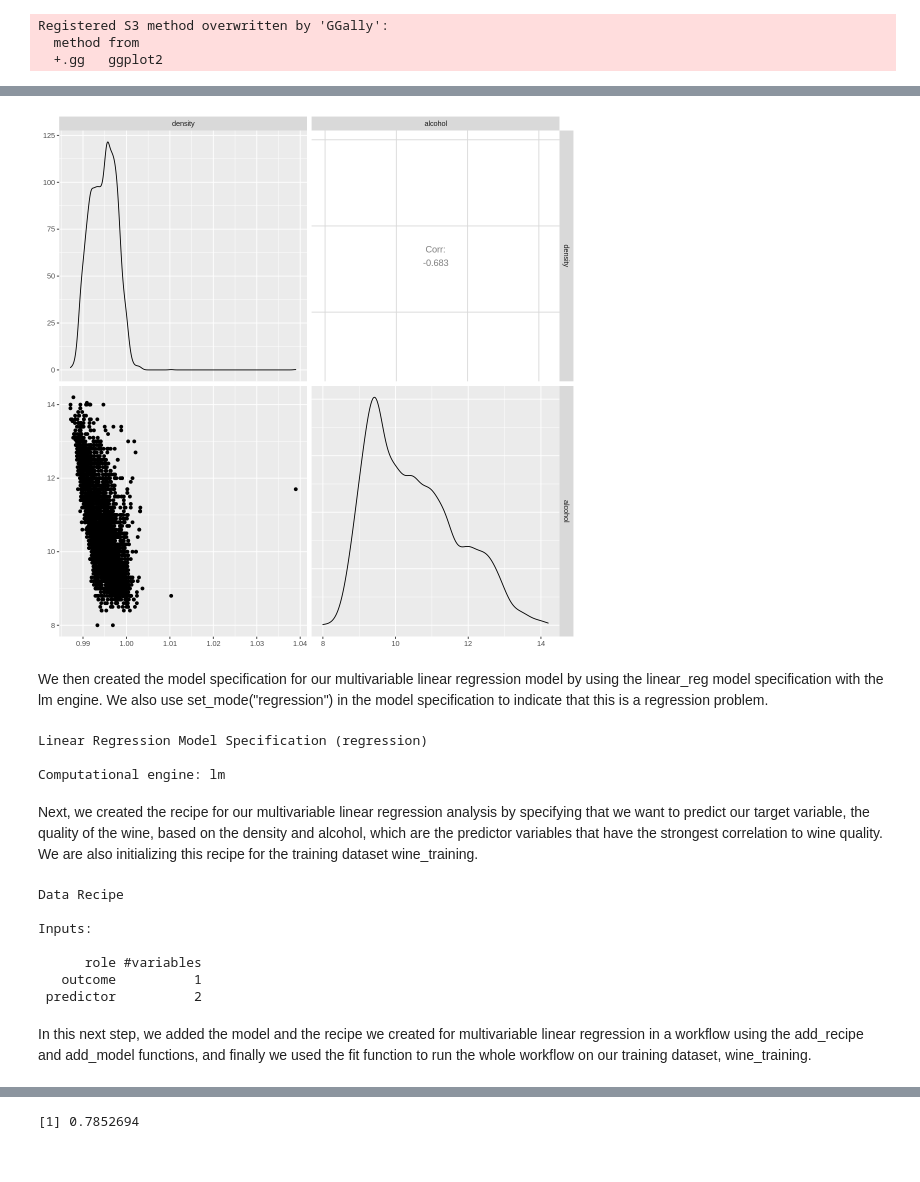
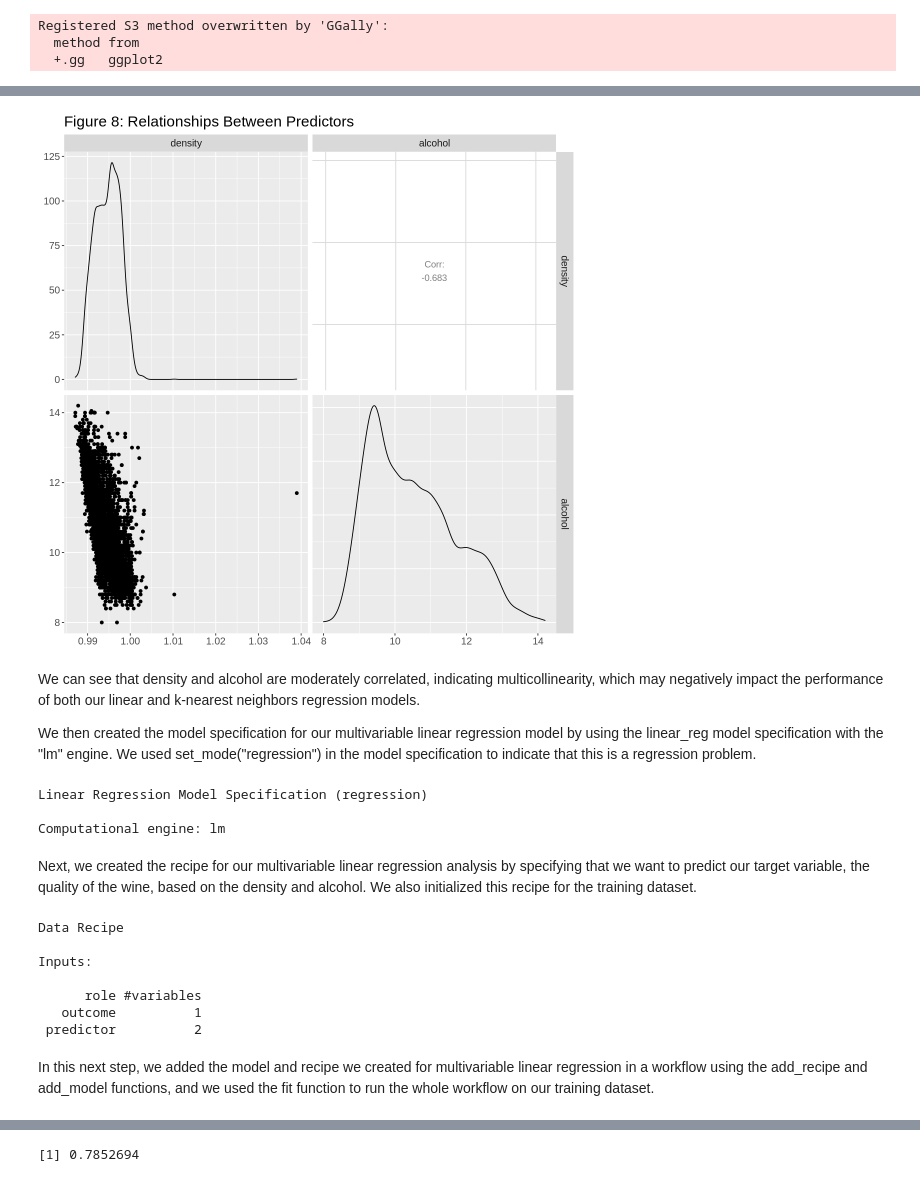
Before and after one commit to NataliaGarciaArias/dsci_group_project, a Jupyter notebook: kevin_edit_proposal-2.ipynb, the cells around one changed output, grey strips where cells are left out. Drawn from its saved outputs; the diff is of its cells as text; code cells hidden in the pictures.

```diff
--- a/kevin_edit_proposal-2.ipynb
+++ b/kevin_edit_proposal-2.ipynb
@@ -633,13 +489,17 @@ As mentioned before in the previous step, we created a ggpairs scatterplot of al
 # %%
 #create a ggpairs plot to understand the relationships between all of the variables
 options(repr.plot.width = 9, repr.plot.height = 9)
 ggpairs_plot <- wine_training %>%
-ggpairs(c(8, 11))
+ggpairs(c(8, 11)) +
+ggtitle("Figure 8: Relationships Between Predictors") +
+theme(text = element_text(size = 15))
 ggpairs_plot
 # %% [output]
-[figure, old version]
+[figure, new version]
 # %% [markdown]
-We then created the model specification for our multivariable linear regression model by using the linear_reg model specification with the lm engine. We also use set_mode("regression") in the model specification to indicate that this is a regression problem.
+We can see that density and alcohol are moderately correlated, indicating multicollinearity, which may negatively impact the performance of both our linear and k-nearest neighbors regression models.
+
+We then created the model specification for our multivariable linear regression model by using the linear_reg model specification with the "lm" engine. We used set_mode("regression") in the model specification to indicate that this is a regression problem.
 # %%
 #set seed
 set.seed(1242)
@@ -654,6 +514,6 @@ Linear Regression Model Specification (regression)
 
 Computational engine: lm
 # %% [markdown]
-Next, we created the recipe for our multivariable linear regression analysis by specifying that we want to predict our target variable, the quality of the wine, based on the density and alcohol, which are the predictor variables that have the strongest correlation to wine quality. We are also initializing this recipe for the training dataset wine_training.
+Next, we created the recipe for our multivariable linear regression analysis by specifying that we want to predict our target variable, the quality of the wine, based on the density and alcohol. We also initialized this recipe for the training dataset.
 # %%
 #create the recipe for linear regression
@@ -668,7 +528,7 @@ Inputs:
    outcome          1
  predictor          2
 # %% [markdown]
-In this next step, we added the model and the recipe we created for multivariable linear regression in a workflow using the add_recipe and add_model functions, and finally we used the fit function to run the whole workflow on our training dataset, wine_training.
+In this next step, we added the model and recipe we created for multivariable linear regression in a workflow using the add_recipe and add_model functions, and we used the fit function to run the whole workflow on our training dataset.
 # %%
 #set seed
 set.seed(1281)
```
Also changed, not shown: parts of 70 cells of this notebook.
